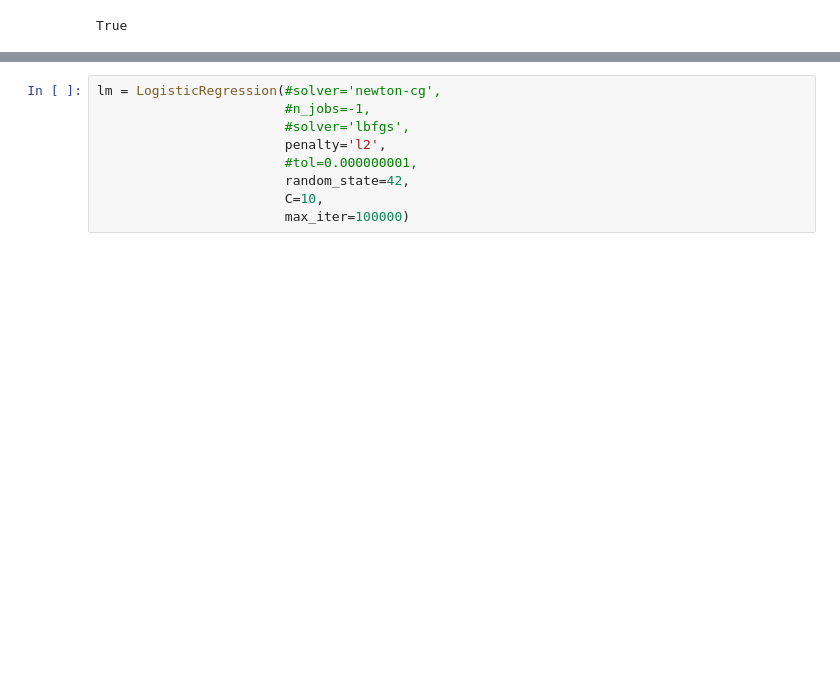
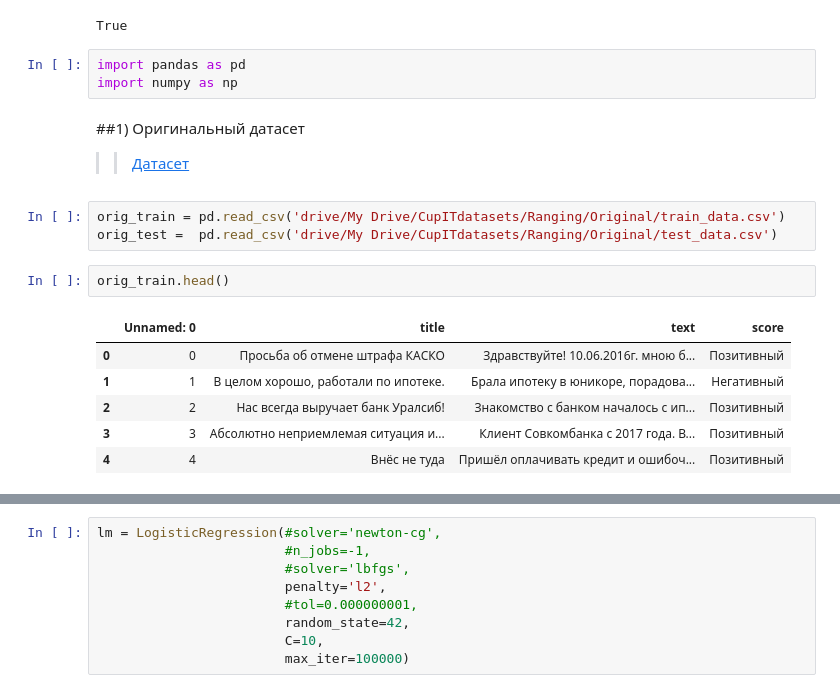
Before and after one commit to zqiaohe/trash, a Jupyter notebook: Ranging.ipynb, the cells around one changed output, grey strips where cells are left out. Cells and saved outputs as stored; diff of their text form; blank space fills up the shorter version.

```diff
--- a/Ranging.ipynb
+++ b/Ranging.ipynb
@@ -31,3 +31,22 @@ nltk.download("popular")
 [nltk_data]    |
 [nltk_data]  Done downloading collection popular
 True
+# %%
+import pandas as pd
+import numpy as np
+# %% [markdown]
+##1) Оригинальный датасет
+
+>>[Датасет](https://)
+# %%
+orig_train = pd.read_csv('drive/My Drive/CupITdatasets/Ranging/Original/train_data.csv')
+orig_test =  pd.read_csv('drive/My Drive/CupITdatasets/Ranging/Original/test_data.csv')
+# %%
+orig_train.head()
+# %% [output]
+|  | Unnamed: 0 | title | text | score |
+| 0 | 0 | Просьба об отмене штрафа КАСКО | Здравствуйте! 10.06.2016г. мною б... | Позитивный |
+| 1 | 1 | В целом хорошо, работали по ипотеке. | Брала ипотеку в юникоре, порадова... | Негативный |
+| 2 | 2 | Нас всегда выручает банк Уралсиб! | Знакомство с банком началось с ип... | Позитивный |
+| 3 | 3 | Абсолютно неприемлемая ситуация и... | Клиент Совкомбанка с 2017 года. В... | Позитивный |
+| 4 | 4 | Внёс не туда | Пришёл оплачивать кредит и ошибоч... | Позитивный |
```
Also changed, not shown: parts of 117 cells of this notebook.
